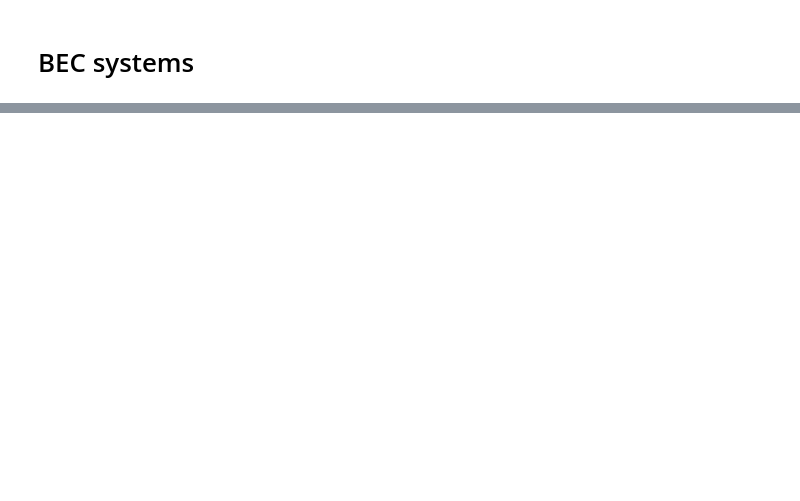
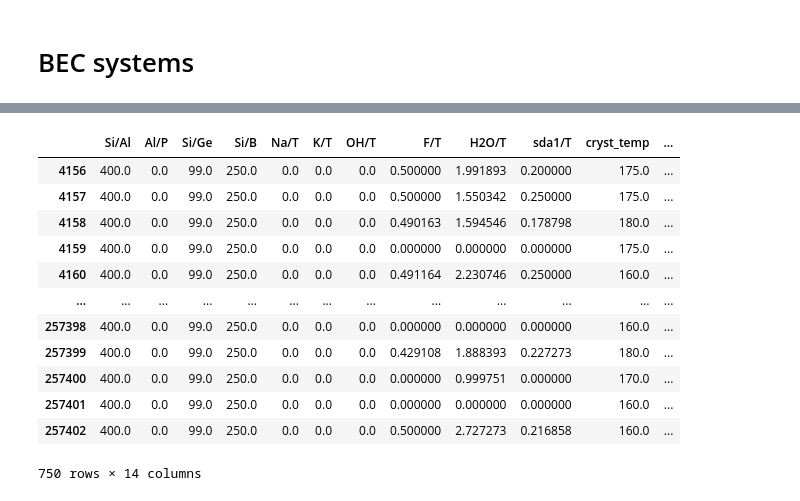
Before and after one commit to eltonpan/zeosyn_gen, a Jupyter notebook: visualize_pred.ipynb, the cells around one changed output, grey strips where cells are left out. Saved outputs shown, nothing was run; the diff lists cells and outputs as text; code cells hidden in the pictures; blank space fills up the shorter version.

```diff
--- a/visualize_pred.ipynb
+++ b/visualize_pred.ipynb
@@ -159 +160,17 @@ BEC c1ccc(C[N+]23CCN(CC2)CC3)cc1
 ... (4 outputs left out)
+# %%
+sys_syn_pred
+# %% [output]
+|  | Si/Al | Al/P | Si/Ge | Si/B | Na/T | K/T | OH/T | F/T | H2O/T | sda1/T | cryst_temp | ... |
+| 4156 | 400.0 | 0.0 | 99.0 | 250.0 | 0.0 | 0.0 | 0.0 | 0.500000 | 1.991893 | 0.200000 | 175.0 | ... |
+| 4157 | 400.0 | 0.0 | 99.0 | 250.0 | 0.0 | 0.0 | 0.0 | 0.500000 | 1.550342 | 0.250000 | 175.0 | ... |
+| 4158 | 400.0 | 0.0 | 99.0 | 250.0 | 0.0 | 0.0 | 0.0 | 0.490163 | 1.594546 | 0.178798 | 180.0 | ... |
+| 4159 | 400.0 | 0.0 | 99.0 | 250.0 | 0.0 | 0.0 | 0.0 | 0.000000 | 0.000000 | 0.000000 | 175.0 | ... |
+| 4160 | 400.0 | 0.0 | 99.0 | 250.0 | 0.0 | 0.0 | 0.0 | 0.491164 | 2.230746 | 0.250000 | 160.0 | ... |
+| ... | ... | ... | ... | ... | ... | ... | ... | ... | ... | ... | ... | ... |
+| 257398 | 400.0 | 0.0 | 99.0 | 250.0 | 0.0 | 0.0 | 0.0 | 0.000000 | 0.000000 | 0.000000 | 160.0 | ... |
+| 257399 | 400.0 | 0.0 | 99.0 | 250.0 | 0.0 | 0.0 | 0.0 | 0.429108 | 1.888393 | 0.227273 | 180.0 | ... |
+| 257400 | 400.0 | 0.0 | 99.0 | 250.0 | 0.0 | 0.0 | 0.0 | 0.000000 | 0.999751 | 0.000000 | 170.0 | ... |
+| 257401 | 400.0 | 0.0 | 99.0 | 250.0 | 0.0 | 0.0 | 0.0 | 0.000000 | 0.000000 | 0.000000 | 160.0 | ... |
+| 257402 | 400.0 | 0.0 | 99.0 | 250.0 | 0.0 | 0.0 | 0.0 | 0.500000 | 2.727273 | 0.216858 | 160.0 | ... |
+750 rows × 14 columns
```
Also changed, not shown: parts of 5 cells of this notebook, 12 other files.
